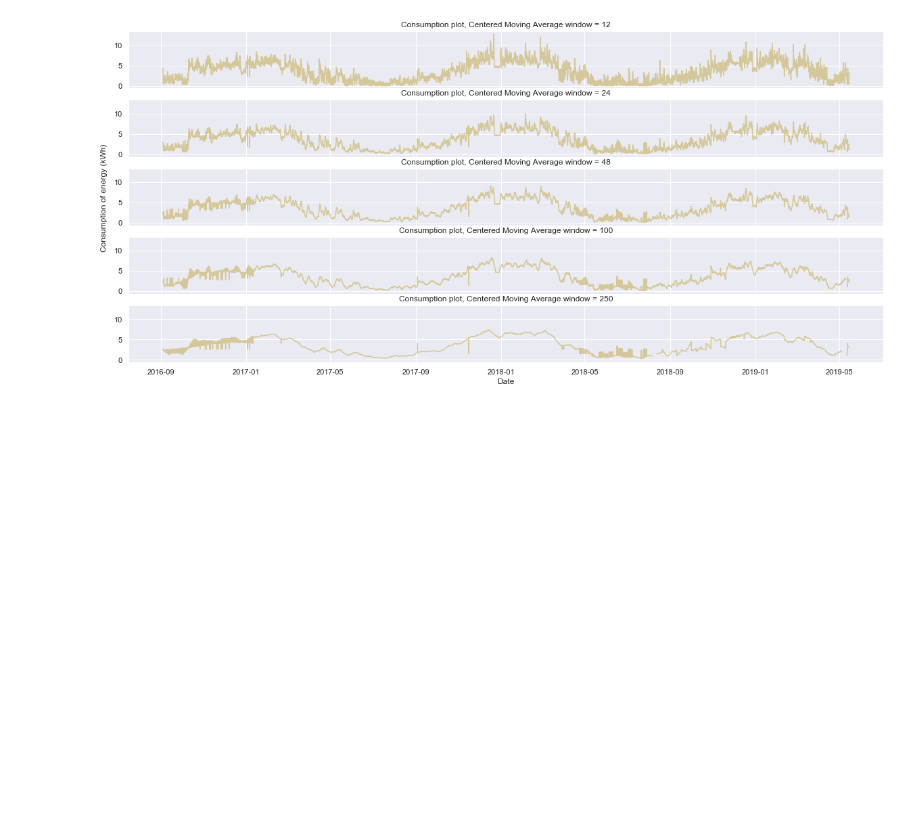
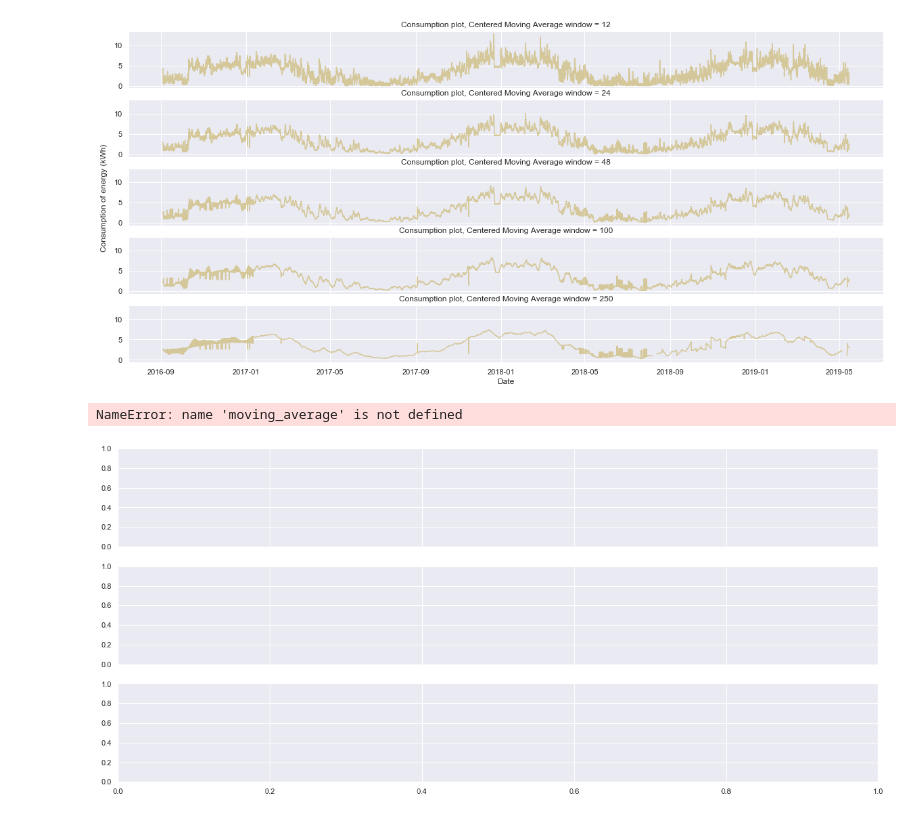
Before and after one commit to 4ug-aug/Otovo-OptimalControl, a Jupyter notebook: Smoothing.ipynb, the cells around one changed output. Saved outputs shown, nothing was run; the diff lists cells and outputs as text; code cells hidden in the pictures; blank space fills up the shorter version.

```diff
--- a/Smoothing.ipynb
+++ b/Smoothing.ipynb
@@ -5,7 +5,7 @@ import matplotlib.pyplot as plt
 import seaborn as sns
 # %%
 # load gridtx-dump-AGGREGATED-CLEANED-THRESHOLD-COVERAGE100-NORMALIZED.csv
-df = pd.read_csv('gridtx-dump-AGGREGATED-CLEANED-THRESHOLD-COVERAGE100-NORMALIZED.csv')
+df = pd.read_csv('C:/Users/vidis/OneDrive/Desktop/Summer2022/Project Work/gridtx-dump-AGGREGATED-CLEANED-THRESHOLD-COVERAGE100-NORMALIZED.csv')
 # %% [markdown]
 use the chosen meter-id '28ba7f57-6e83-4341-8078-232c1639e4e3'
 # %%
@@ -142,3 +144,24 @@ plt.xlabel('Date')
 plt.show()
 # %% [output]
 [figure]
+# %%
+plt.rcParams["figure.figsize"] = (20,9)
+sns.set(style="darkgrid")
+
+fig, ((ax1), (ax2), (ax3)) = plt.subplots(nrows=3, ncols = 1, sharex=True, sharey=True)
+
+ax1.plot(moving_average(df_prod['num_kwh'],25).sort_index(), color='y', alpha=0.7)
+ax1.title.set_text('Production plot, Centered Moving Average window = 25')
+
+ax2.plot(moving_average(df_prod['num_kwh'],49).sort_index(), color='y', alpha=0.7)
+ax2.title.set_text('Production plot, Centered Moving Average window = 49')
+
+ax3.plot(moving_average(df_prod['num_kwh'],101).sort_index(), color='y', alpha=0.7)
+ax3.title.set_text('Production plot, Centered Moving Average window = 101')
+
+fig.text(.1, .5, 'Production of energy (kWh)', ha='center', va='center', rotation='vertical')
+plt.xlabel('Date')
+plt.show()
+# %% [output]
+NameError: name 'moving_average' is not defined
+[figure, added]
```
Also changed, not shown: parts of 1 cell of this notebook.
